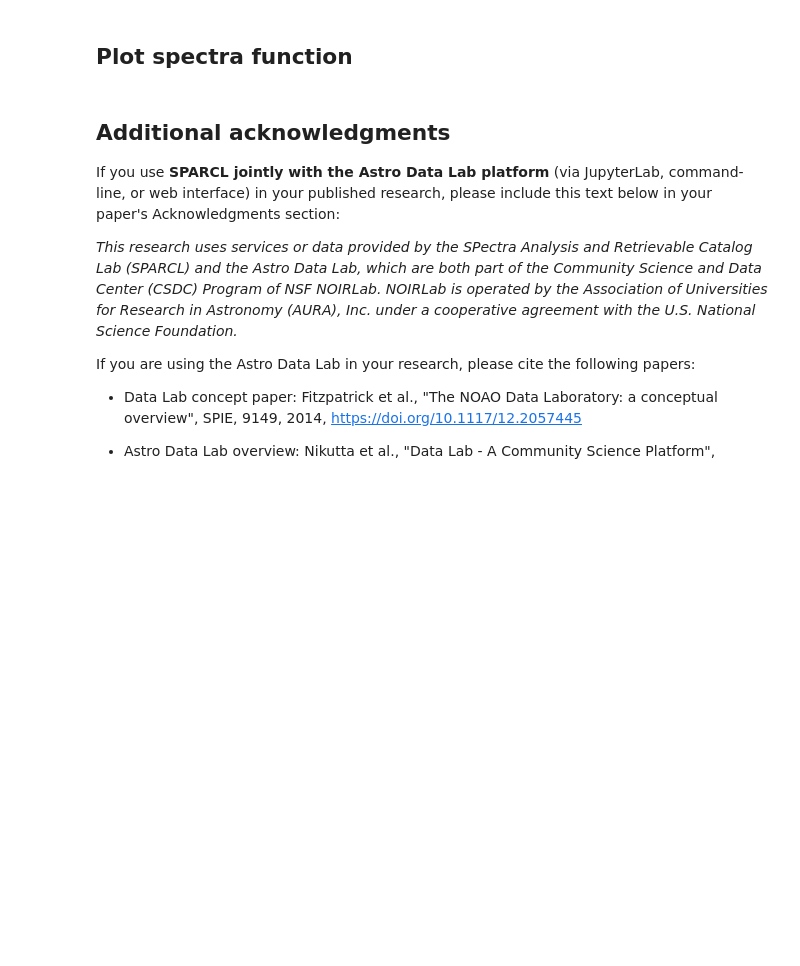
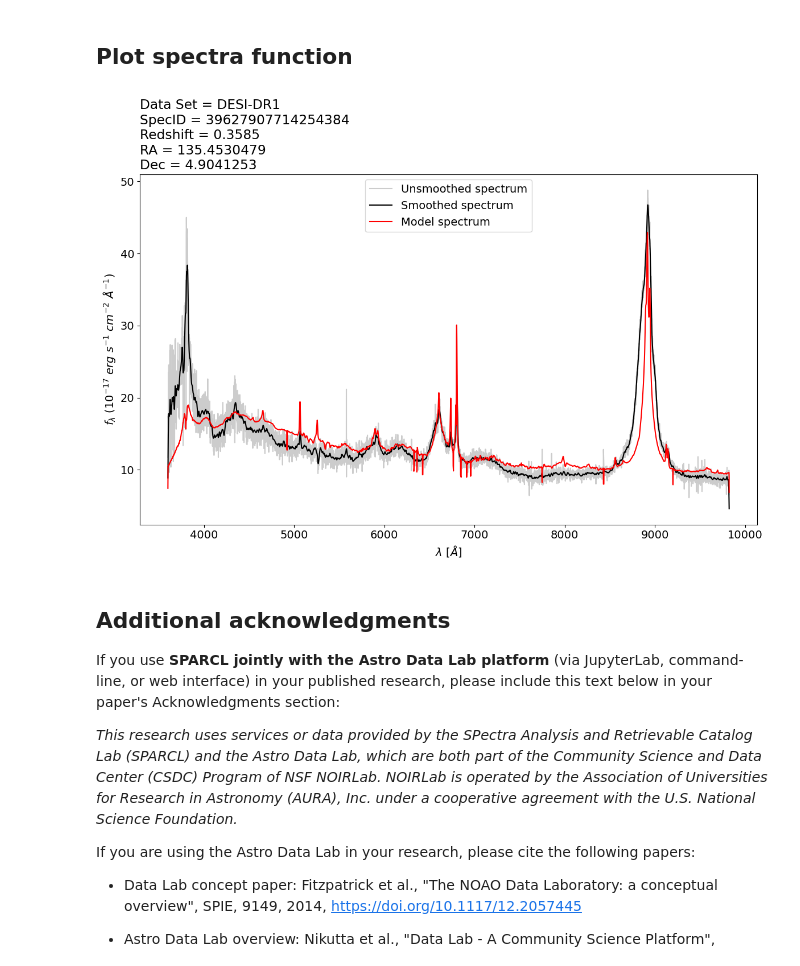
Before and after one commit to desihub/tutorials, a Jupyter notebook: database/How_to_use_SPARCL_at_NERSC.ipynb, the cells around one changed output. Drawn from its saved outputs; the diff is of its cells as text; code cells hidden in the pictures; blank space fills up the shorter version.

```diff
--- a/database/How_to_use_SPARCL_at_NERSC.ipynb
+++ b/database/How_to_use_SPARCL_at_NERSC.ipynb
@@ -365,16 +545,17 @@ def plot_spec(index, results):
 
     record = results.loc[index]
 
-    specid = record.targetid  # We renamed specid to targetid for DESI (this would not work for SDSS/BOSS)
+    # We renamed specid to targetid for DESI (specid=specobjid for SDSS/BOSS)
+    specid = record.targetid
     data_release = record.data_release
-    flux = record.flux
-    mask = results['mask'].loc[index] #record.mask
 
-    print('flux',flux[:10])
-    print('mask',mask)
-
+    # Spectra quantities
     wavelength = record.wavelength
     model = record.model
+    flux = record.flux
+    # Special case with mask (.mask is a reserved syntax)
+    mask = results['mask'].loc[index]
+
     # Round the redshift, RA, Dec to a reasonable number of significant digits
     redshift = np.round(record.redshift, 4)
     ra = np.round(record.ra, 7)
@@ -389,18 +570,20 @@ def plot_spec(index, results):
     plt.ylabel('$f_{\lambda}$ $(10^{-17}$ $erg$ $s^{-1}$ $cm^{-2}$ $\AA^{-1})$')
 
     # Plot unsmoothed spectrum in grey
-    plt.plot(wavelength, flux, color='k', alpha=0.2, label='Unsmoothed spectrum')
+    plt.plot(wavelength[mask==0], flux[mask==0], color='k', alpha=0.2, label='Unsmoothed spectrum')
 
     # Overplot spectrum smoothed using a 1-D Gaussian Kernel in black
     plt.plot(wavelength[mask==0], convolve(flux[mask==0], Gaussian1DKernel(5)), color='k', label='Smoothed spectrum')
 
     # Overplot the model spectrum in red
-    plt.plot(wavelength, model, color='r', label='Model spectrum')
+    plt.plot(wavelength[mask==0], model[mask==0], color='r', label='Model spectrum')
 
     plt.legend()
     plt.show()
 # %%
-plot_spec(index=5, results=df_join)
+plot_spec(index=3, results=df_join)
+# %% [output]
+[figure, added]
 # %% [markdown]
 <a class="anchor" id="additionalacknowledgments"></a>
 ## Additional acknowledgments
```
Also changed, not shown: parts of 29 cells of this notebook.
